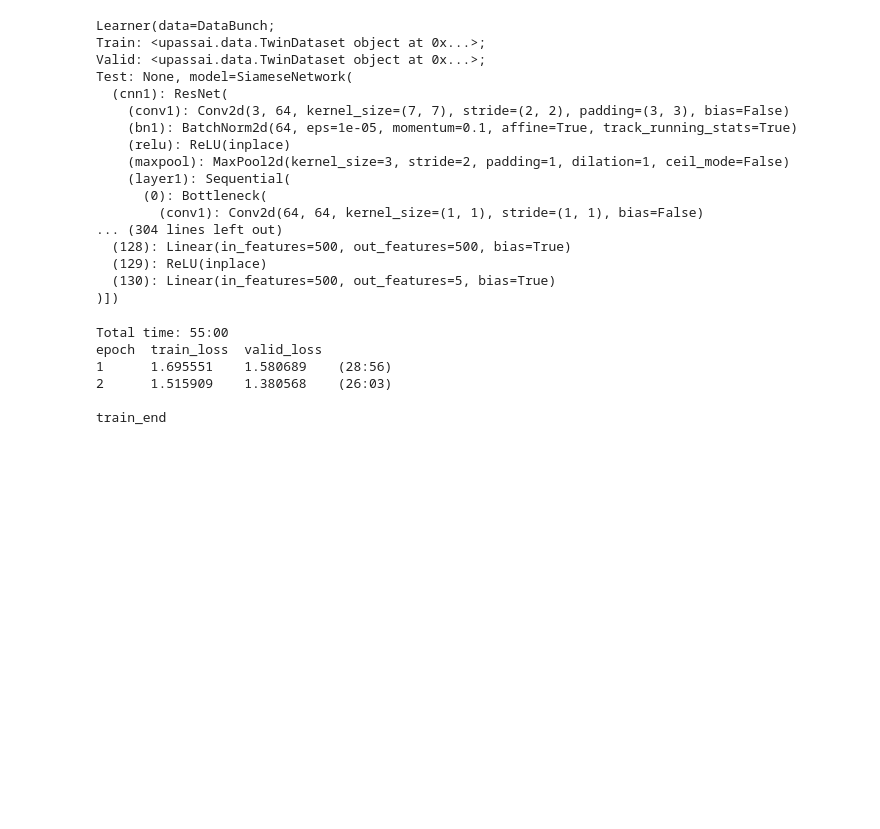
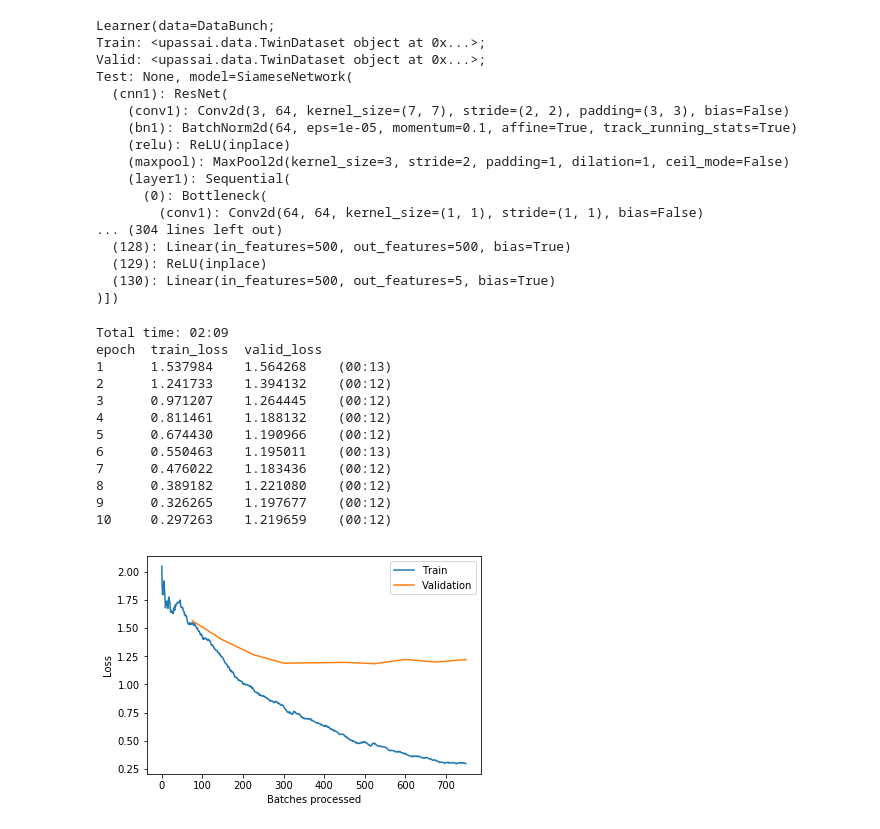
Before and after one commit to webdizz/upass.ai, a Jupyter notebook: twin-databunch.ipynb, the cells around one changed output. Cells and saved outputs as stored; diff of their text form; code cells hidden in the pictures; blank space fills up the shorter version.

```diff
--- a/twin-databunch.ipynb
+++ b/twin-databunch.ipynb
@@ -52,11 +50,11 @@ train_ds = TwinDataset(source_bunch.train_ds, target_bunch.train_ds)
 valid_ds = TwinDataset(source_bunch.valid_ds, target_bunch.valid_ds)
 # %%
 twin_databunch = DataBunch.create(
-    train_ds=train_ds, valid_ds=valid_ds, path=vggface2_light_url, bs=2)
+    train_ds=train_ds, valid_ds=valid_ds, path=vggface2_light_url, bs=16)
 # %% [markdown]
 ## Train
 # %%
-learner = Learner(twin_databunch, SiameseNetwork(), loss_func=contrastive_loss)
+learner = Learner(twin_databunch, SiameseNetwork(), loss_func=contrastive_loss, path='./models')
 print(learner)
 # %% [output]
 Learner(data=DataBunch;
@@ -79,9 +80,19 @@ Test: None, model=SiameseNetwork(
 # %%
-learner.fit_one_cycle(2)
+learner.fit_one_cycle(50)
 # %% [output]
-Total time: 55:00
+Total time: 02:09
 epoch  train_loss  valid_loss
-1      1.695551    1.580689    (28:56)
-2      1.515909    1.380568    (26:03)
-
-train_end
+1      1.537984    1.564268    (00:13)
+2      1.241733    1.394132    (00:12)
+3      0.971207    1.264445    (00:12)
+4      0.811461    1.188132    (00:12)
+5      0.674430    1.190966    (00:12)
+6      0.550463    1.195011    (00:13)
+7      0.476022    1.183436    (00:12)
+8      0.389182    1.221080    (00:12)
+9      0.326265    1.197677    (00:12)
+10     0.297263    1.219659    (00:12)
+# %%
+learner.recorder.plot_losses()
+# %% [output]
+[figure, added]
```
Also changed, not shown: parts of 6 cells of this notebook.
